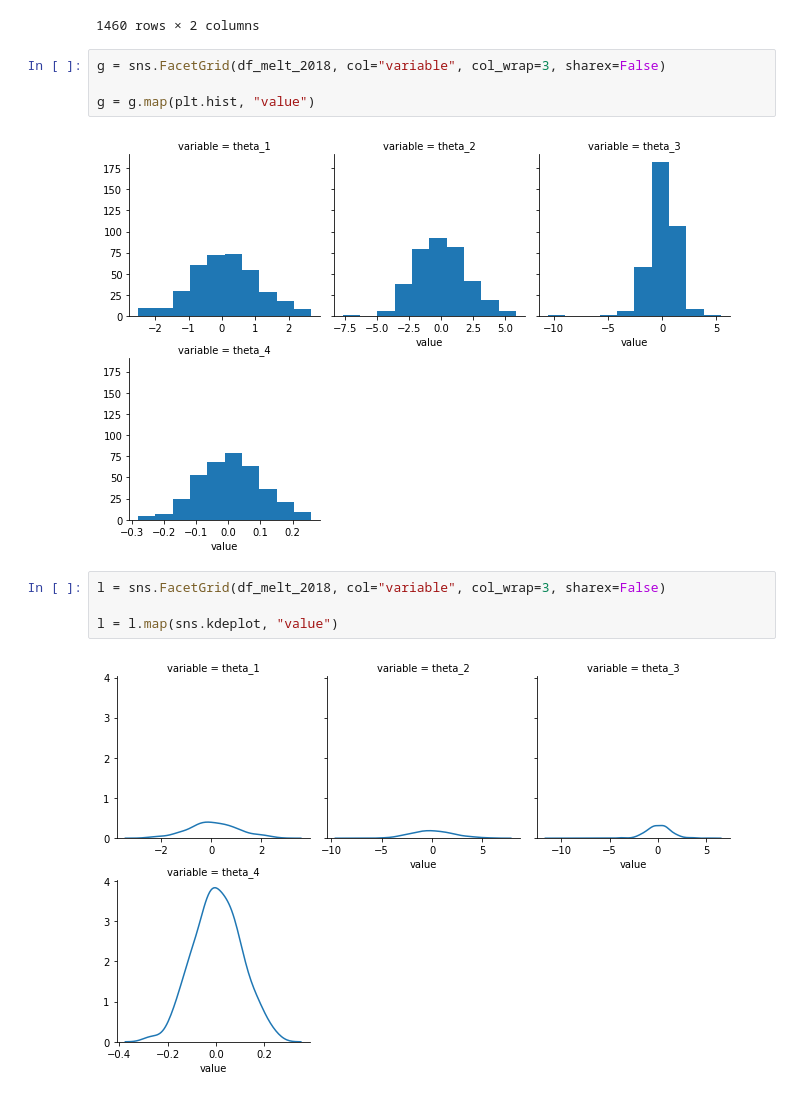
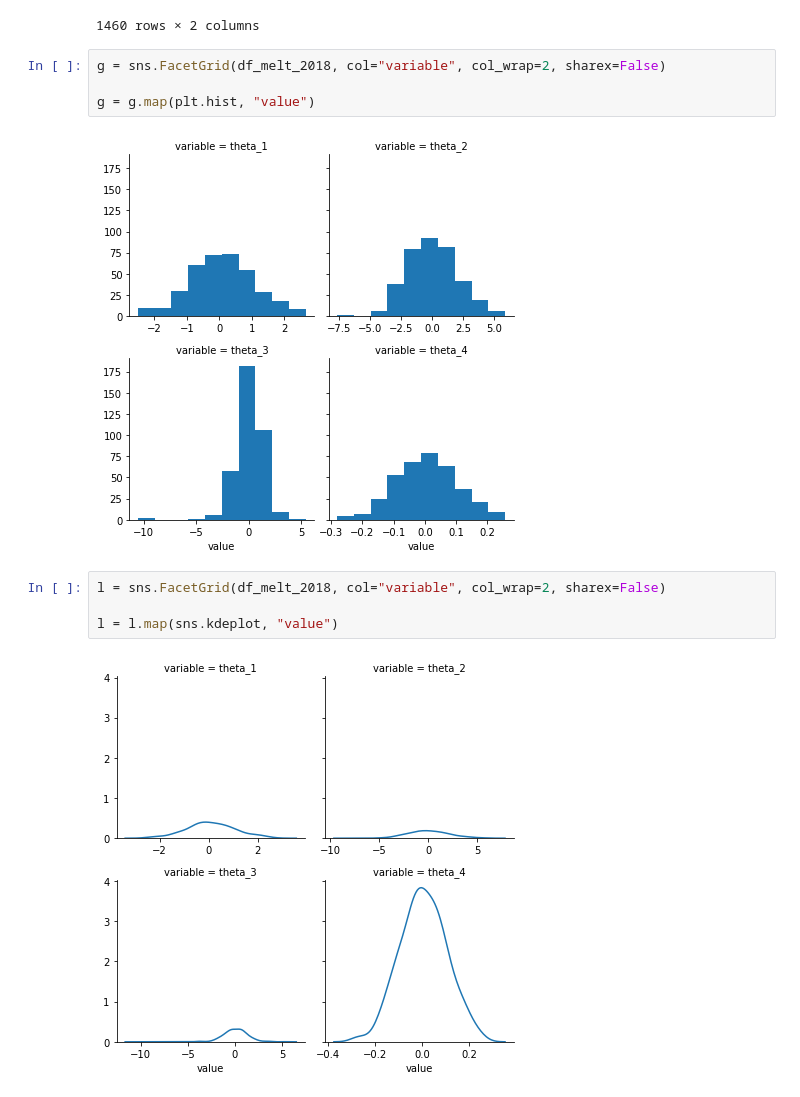
Before and after one commit to ArturBa/data_analytics, a Jupyter notebook: lab_1/data_analytics.ipynb, the cells around one changed output. Drawn from its saved outputs; the diff is of its cells as text.

```diff
--- a/lab_1/data_analytics.ipynb
+++ b/lab_1/data_analytics.ipynb
@@ -117,14 +117,14 @@ df_melt_2018
 | 1459 | theta_4 | -0.150844 |
 1460 rows × 2 columns
 # %%
-g = sns.FacetGrid(df_melt_2018, col="variable", col_wrap=3, sharex=False)
+g = sns.FacetGrid(df_melt_2018, col="variable", col_wrap=2, sharex=False)
 
 g = g.map(plt.hist, "value")
 # %% [output]
-[figure, old version]
+[figure, new version]
 # %%
-l = sns.FacetGrid(df_melt_2018, col="variable", col_wrap=3, sharex=False)
+l = sns.FacetGrid(df_melt_2018, col="variable", col_wrap=2, sharex=False)
 
 l = l.map(sns.kdeplot, "value")
 # %% [output]
-[figure, old version]
+[figure, new version]
```
Also changed, not shown: 3 other files.
